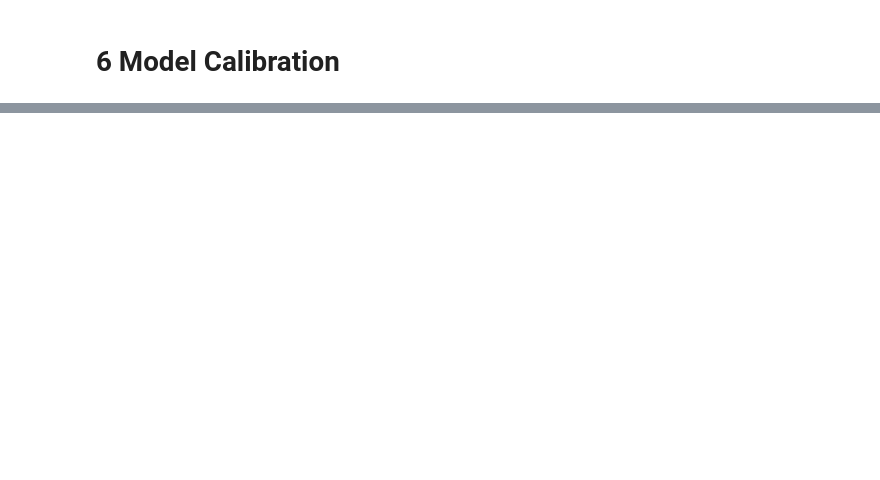
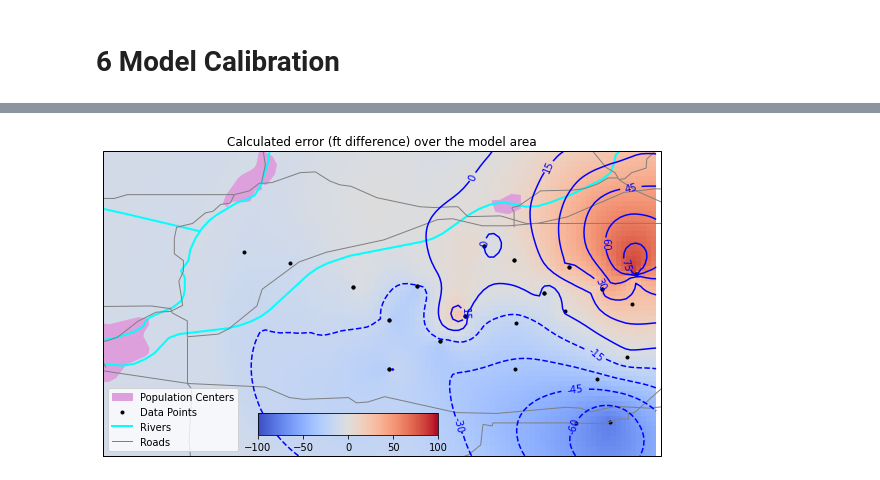
Before and after one commit to iordach1/GEOL572-GRL, a Jupyter notebook: GRL_Model_w_calibration(transmissivityadded).ipynb, the cells around one changed output, grey strips where cells are left out. Saved outputs shown, nothing was run; the diff lists cells and outputs as text; code cells hidden in the pictures; blank space fills up the shorter version.

```diff
--- a/GRL_Model_w_calibration(transmissivityadded).ipynb
+++ b/GRL_Model_w_calibration(transmissivityadded).ipynb
@@ -831,0 +960,97 @@ plt.show()
+# %%
+#Define the area over which to plot data
+
+#Conduct the Universal Kriging, for the most recent data point
+#The summer 2019 data will be addressed later
+UK = UniversalKriging(df_info['LONG_WGS_84'], df_info['LAT_WGS_84'],df_info['error'], variogram_model='spherical',nlags=6)
+
+#Create xpoints and ypoints in space, with 0.01 spacing
+xpoints = np.arange(sw_long,ne_long,0.01)
+ypoints = np.arange(sw_lat,ne_lat,0.01)
+
+# create a meshgrid with xpoints and ypoints, to be used later in the code
+X,Y = np.meshgrid(xpoints,ypoints)
+
+# calculate the interpolated grid and fill values.
+z, var = UK.execute('grid', xpoints, ypoints)
+z = z.filled(fill_value=None)
+# %%
+#Create a figure
+fig=plt.figure(figsize=(10,10)) #create 10 x 10 figure
+#Define a projection
+ax = plt.axes(projection=ccrs.PlateCarree())
+#Define the spatial domain to plot
+ax.set_xlim(sw_long,ne_long) #The spatial domain spans from minimum longitude to maximum longitude (x-direction)
+ax.set_ylim(sw_lat,ne_lat) #The spatial domain spans from minimum longitude to maximum latitude (y-direction)
+#Define a title for the plot
+ax.set_title('Calculated error (ft difference) over the model area')
+
+#Using CartoPy, import several features from Natural Earth Data (see https://www.naturalearthdata.com/features/)
+#Large rivers:
+largerivers = cf.NaturalEarthFeature(
+    category='physical',
+    name='rivers_lake_centerlines',
+    scale='110m', # major rivers
+    facecolor='none')
+#Small rivers:
+smallrivers = cf.NaturalEarthFeature(
+    category='physical',
+    name='rivers_lake_centerlines_scale_rank',
+    scale='10m', # smaller rivers (still considered major by many/most people)
+    facecolor='none')
+#Smallest rivers:
+smallestrivers = cf.NaturalEarthFeature(
+    category='physical',
+    name='rivers_north_america',
+    scale='10m',
+    facecolor='none')
+#Population centers:
+popplaces = cf.NaturalEarthFeature(
+    category='cultural',
+    name='urban_areas', # plots municipal boundaries
+    scale='10m',
+    facecolor='plum')
+#Major roads:
+majorroads = cf.NaturalEarthFeature(
+    category='cultural',
+    name='roads',
+    scale='10m',
+    facecolor='none')
+
+# Add the features defined above to the plot, with various colors and markers
+ax.add_feature(popplaces,edgecolor='plum',linewidth=1.0) # Population centers will be light purple areas
+ax.add_feature(largerivers,edgecolor='aqua',linewidth=2.0) # Large, small, and smallest rivers will be light blue lines
+ax.add_feature(smallrivers,edgecolor='aqua',linewidth=2.0)
+ax.add_feature(smallestrivers,edgecolor='aqua',linewidth=2.0)
+ax.add_feature(majorroads,edgecolor='gray',linewidth=1.0) #Roads will be thin gray lines
+
+#Create contours from the interpolation
+error_contour_levels = [-60,-45,-30,-15,0,15,30,45,60,75] # Set contour levels for contouring error, use this line for summer
+#error_contour_levels = [-80,-70,-60,-50,-40,-30,-20,-10,0,10] # Set contour levels for contouring error, use this line for spring
+cset_contour = plt.contour(X,Y,z,error_contour_levels,colors='blue')
+
+#Add in a continuous color flood
+#cset_fill=plt.imshow(z,vmin=-100,vmax=100,cmap=plt.cm.coolwarm,origin='lower',extent=[X.min(), X.max(), Y.min(), Y.max()])
+cset_fill=plt.imshow(z,vmin=-100,vmax=100,cmap=plt.cm.coolwarm,origin='lower',extent=[X.min(), X.max(), Y.min(), Y.max()])
+
+#The following code could also be used, if a discrete color flood is preferred:
+#cset_fill = plt.contourf(X,Y,z,vmin=-100,vmax=100,cmap=plt.cm.coolwarm)
+
+#Label contours (makes use of pylab)
+pylab.clabel(cset_contour, inline=1, fontsize=10,fmt='%1.0f')
+
+#Plot the points that were measured
+points=plt.scatter(df_info['LONG_WGS_84'], df_info['LAT_WGS_84'], marker=".", color="black", label="Data Points")
+
+#Add a legend to the plot
+cities_towns=mpatches.Patch(color='plum',label='Population Centers') #Here I create a proxy artist to represent population centers on the legend
+rivers=mlines.Line2D([],[],linewidth=2.0,color='aqua',label='Rivers') #Proxy artist for large and small rivers
+roads=mlines.Line2D([],[],linewidth=1.0,color='gray',label='Roads') #Proxy artist for major roads
+ax.legend(loc='lower left',handles=[cities_towns,points,rivers,roads])
+
+#Add in a colorbar
+cax = fig.add_axes([0.34, 0.32, 0.25, 0.03])
+fig.colorbar(cset_fill, cax=cax, orientation='horizontal')
+plt.show()
+# %% [output]
+[figure, added]
```
Also changed, not shown: parts of 27 cells of this notebook.
